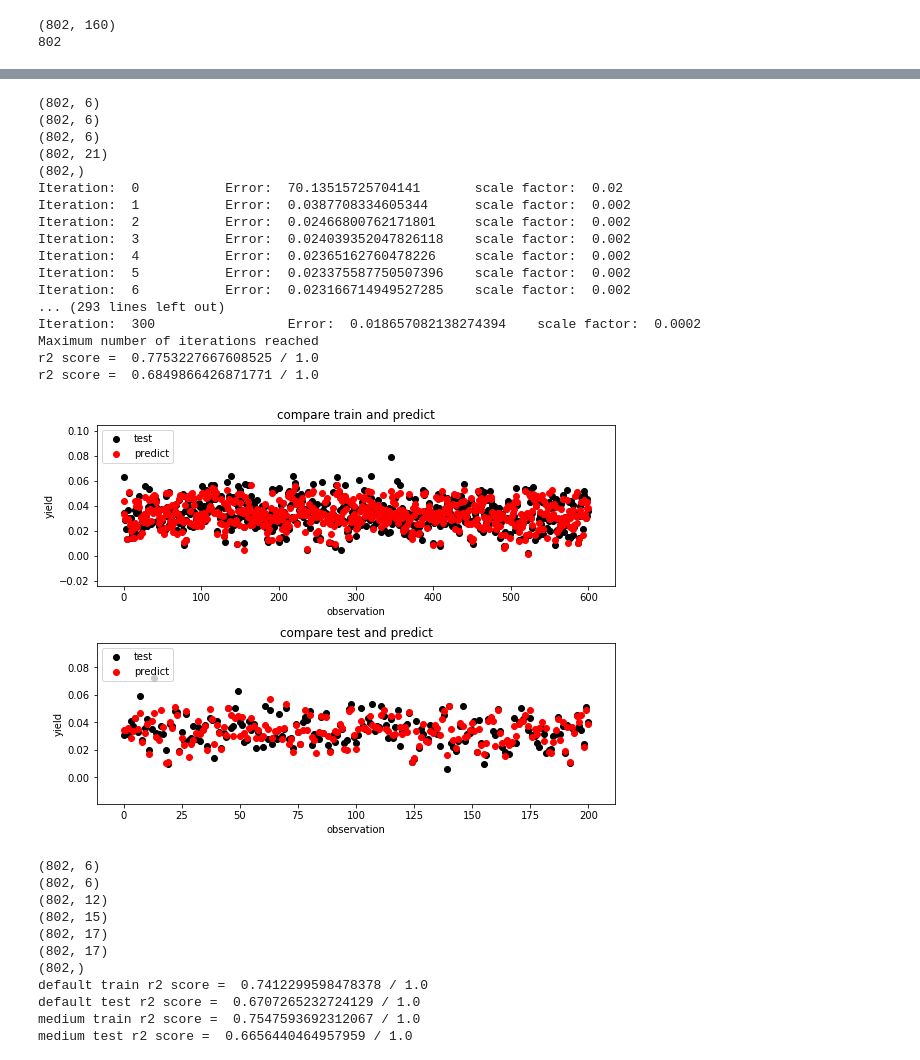
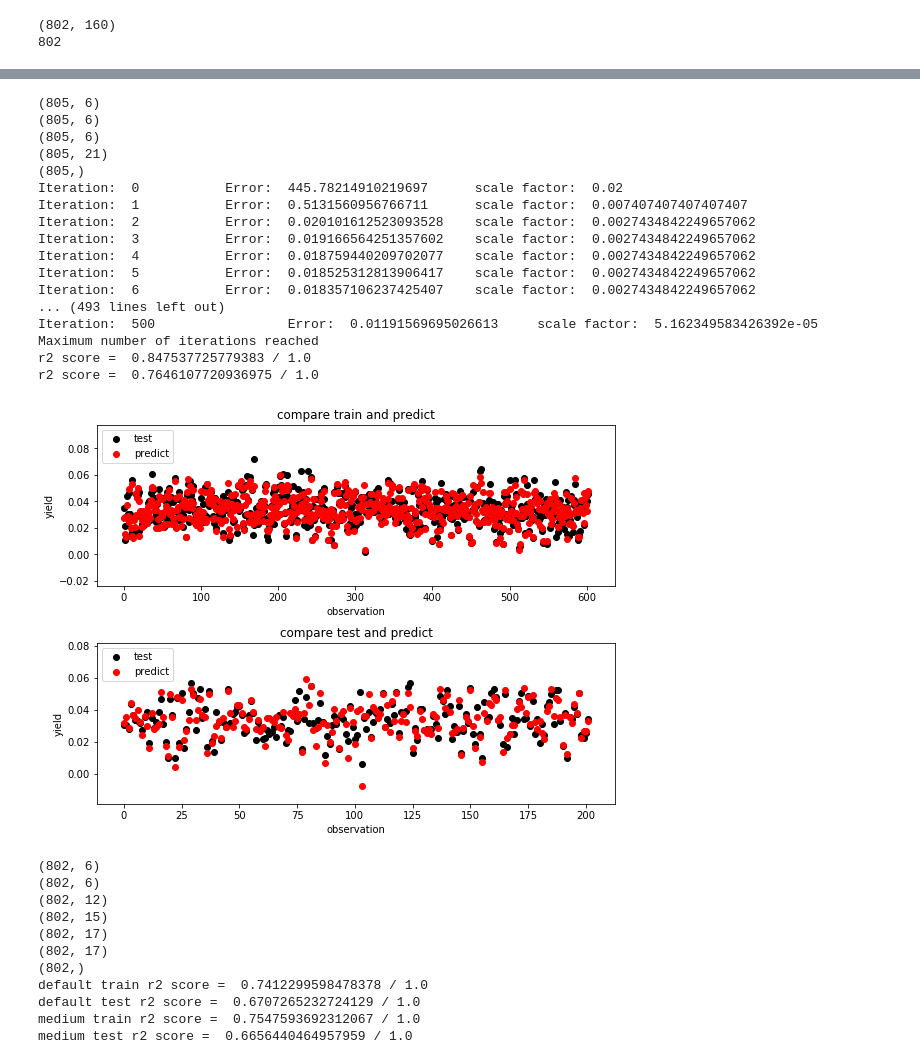
Before and after one commit to pvhau169/Cotton_Predict_Yield, a Jupyter notebook: sigmoidPredictCottonYield.ipynb, the cells around one changed output, grey strips where cells are left out. Drawn from its saved outputs; the diff is of its cells as text; code cells hidden in the pictures.

Commit message:
train models asus

```diff
--- a/sigmoidPredictCottonYield.ipynb
+++ b/sigmoidPredictCottonYield.ipynb
@@ -46,7 +48,7 @@ term.head
 
 [802 rows x 6 columns]>
 # %%
-canopy_dataframe = pd.read_excel('cotton_2016_alldata_row.xlsx', 'ALL')
+canopy_dataframe = pd.read_csv('2016_spring/2016_spring.csv')
 akash_data = pd.read_excel('CH.xlsx', 'Sheet1')
 index_mask = pd.read_excel('index_of_considered_samples.xlsx', 'Sheet1', header = None)
 # %%
@@ -196,47 +242,47 @@ def akashProcess(model_parameters, data_parameters, data_func):
 # %%
 data_parameters = {}
 model_parameters = {}
 data_parameters['normalization'] = True
 data_parameters['std'] = 10
 data_parameters['file_parameters'] = ['ch', 'cv', 'cc']
 
 data_parameters['interval_day'] = 7
-data_parameters['limit_day'] = 105
+data_parameters['limit_day'] = 107
 data_parameters['extra_parameters'] = ['bollsize']
 
 data_parameters['one_hot_encoded_parameters'] = ['irrigation']
 
-model_parameters['k_max'] = 300
+model_parameters['k_max'] = 500
 model_parameters['verbose'] = 1
 model_parameters['layer'] = [64]
-model_parameters['dampconst'] = 10
+model_parameters['dampconst'] = 2.7
 model_parameters['dampfac'] = 0.02
 model_parameters['E_stop'] = 0.005
 
 
 #data Type
 data_func = cottonYieldData
 
 akashProcess(model_parameters, data_parameters, data_func)
 # %% [output]
-(802, 6)
-(802, 6)
-(802, 6)
-(802, 21)
-(802,)
-Iteration:  0           Error:  70.13515725704141       scale factor:  0.02
-Iteration:  1           Error:  0.0387708334605344      scale factor:  0.002
-Iteration:  2           Error:  0.02466800762171801     scale factor:  0.002
-Iteration:  3           Error:  0.024039352047826118    scale factor:  0.002
-Iteration:  4           Error:  0.02365162760478226     scale factor:  0.002
-Iteration:  5           Error:  0.023375587750507396    scale factor:  0.002
-Iteration:  6           Error:  0.023166714949527285    scale factor:  0.002
-... (293 lines left out)
-Iteration:  300                 Error:  0.018657082138274394    scale factor:  0.0002
+(805, 6)
+(805, 6)
+(805, 6)
+(805, 21)
+(805,)
+Iteration:  0           Error:  445.78214910219697      scale factor:  0.02
+Iteration:  1           Error:  0.5131560956766711      scale factor:  0.007407407407407407
+Iteration:  2           Error:  0.020101612523093528    scale factor:  0.0027434842249657062
+Iteration:  3           Error:  0.019166564251357602    scale factor:  0.0027434842249657062
+Iteration:  4           Error:  0.018759440209702077    scale factor:  0.0027434842249657062
+Iteration:  5           Error:  0.018525312813906417    scale factor:  0.0027434842249657062
+Iteration:  6           Error:  0.018357106237425407    scale factor:  0.0027434842249657062
+... (493 lines left out)
+Iteration:  500                 Error:  0.01191569695026613     scale factor:  5.162349583426392e-05
 Maximum number of iterations reached
-r2 score =  0.7753227667608525 / 1.0
-r2 score =  0.6849866426871771 / 1.0
+r2 score =  0.847537725779383 / 1.0
+r2 score =  0.7646107720936975 / 1.0
-[figure, old version]
+[figure, new version]
 # %%
 #build model that have 2 hidden layers (64, 64)
 def buildRegressionModel(model_shape, input_shape, optimizer, loss, metrics, drop_out=None, regularizer_l1=None, regularizer_l2=None, kernel_initializer = 'uniform', drop_out_rate = 0.25):
```
Also changed, not shown: parts of 2 cells of this notebook, 6 other files.
